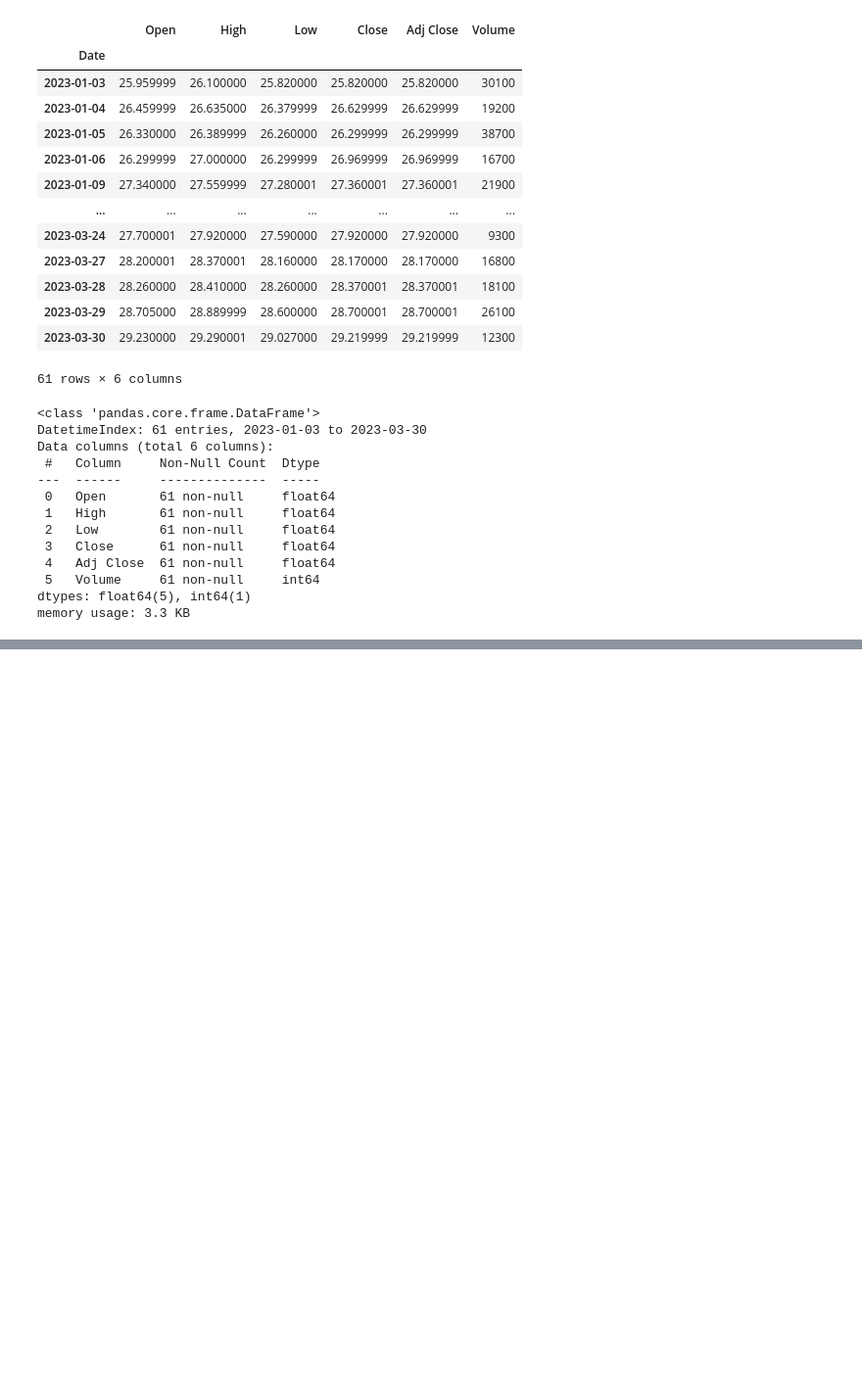
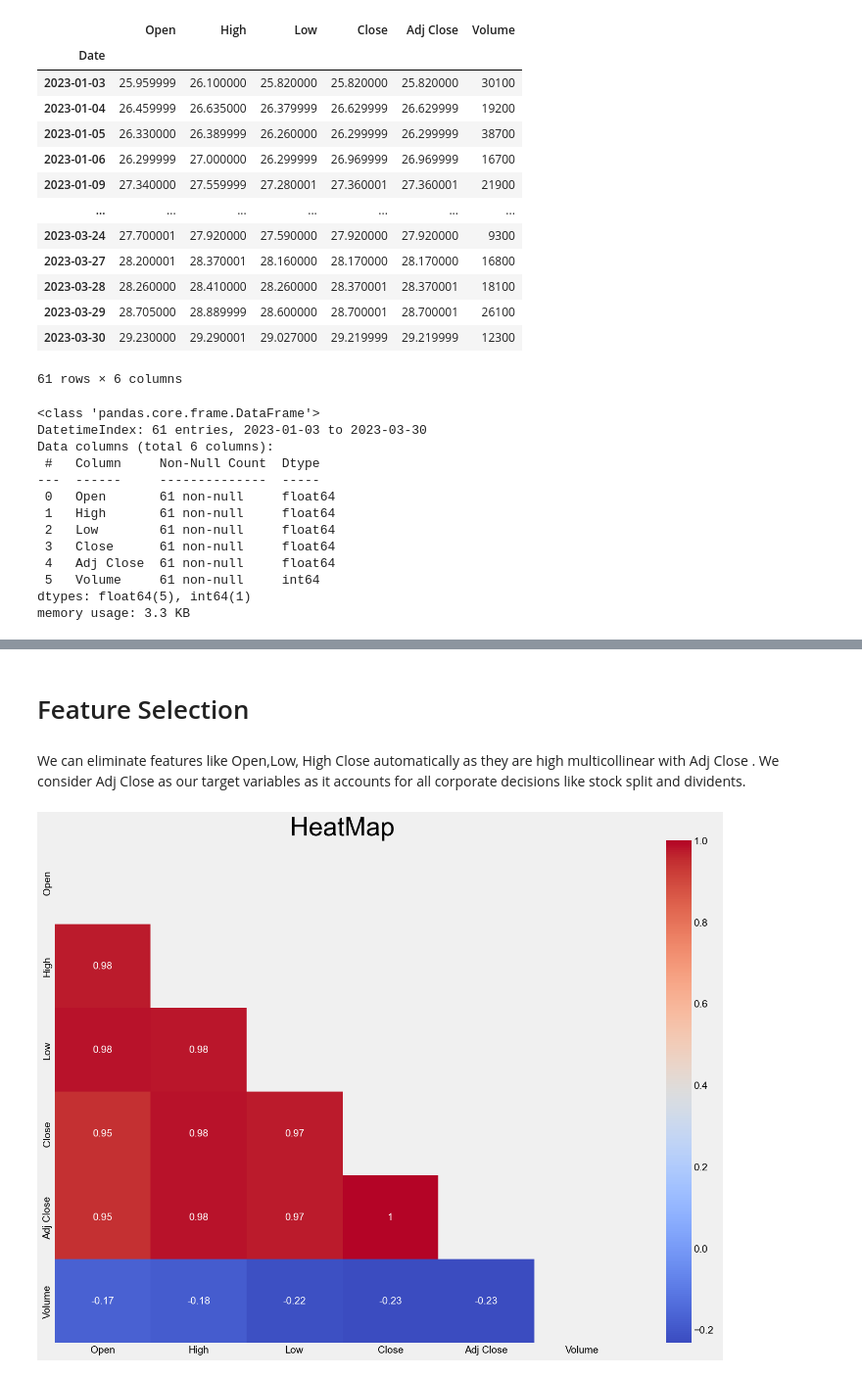
Before and after one commit to baunkofer/times_series_prediction, a Jupyter notebook: Time_Series_Prediction.ipynb, the cells around one changed output, grey strips where cells are left out. Shown at 98% size. Cells and saved outputs as stored; diff of their text form; code cells hidden in the pictures; blank space fills up the shorter version.

```diff
--- a/Time_Series_Prediction.ipynb
+++ b/Time_Series_Prediction.ipynb
@@ -183,0 +206,16 @@ plt.show()
+# %% [markdown]
+# Feature Selection
+# %% [markdown]
+We can eliminate features like Open,Low, High Close automatically as they are high multicollinear with Adj Close . We consider Adj Close as our target variables as it accounts for all corporate decisions like stock split and dividents.
+# %%
+##HeatMap to Verify Multicollinearity between Features
+fig = plt.figure(figsize=(16,12))
+matrix = np.triu(data.corr())
+ax = sns.heatmap(data.corr(),annot=True,annot_kws={"size":14},mask=matrix,cmap='coolwarm')
+ax.tick_params(labelsize=14)
+sns.set(font_scale=3)
+ax.set_title('HeatMap')
+plt.style.use('fivethirtyeight')
+plt.show()
+# %% [output]
+[figure, added]
```
Also changed, not shown: parts of 29 cells of this notebook.
